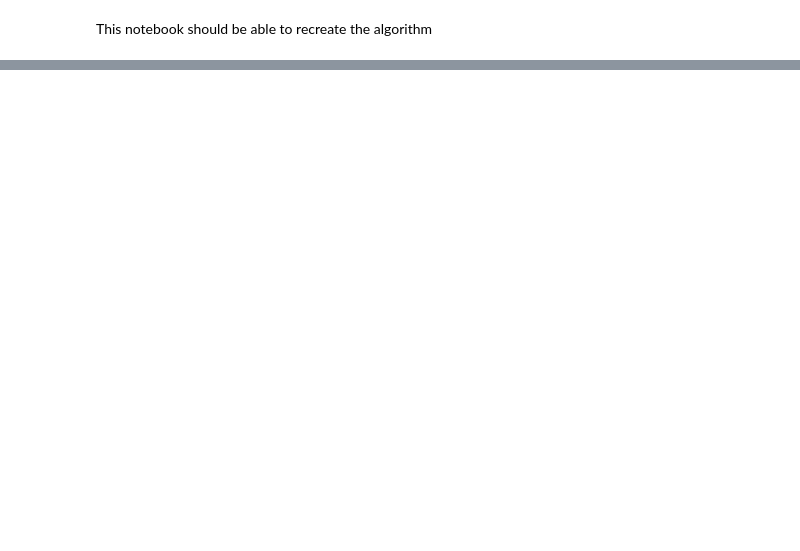
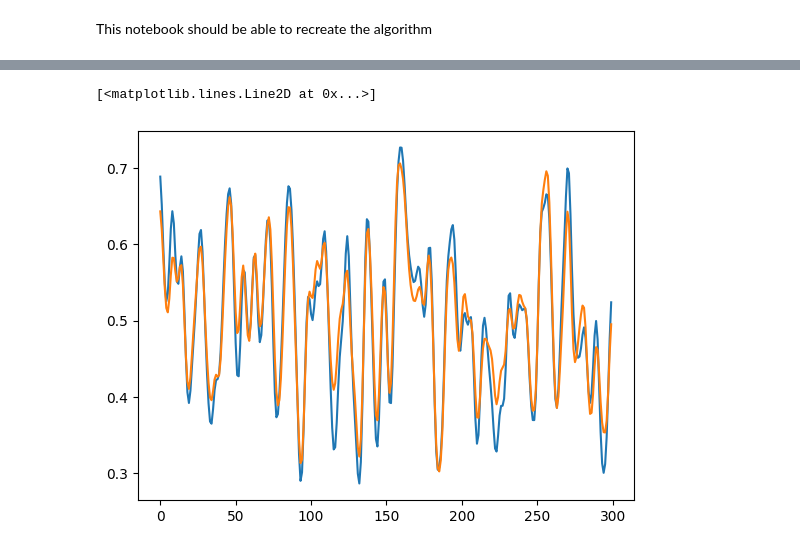
Before and after one commit to mtyler1059/Nearly-Blind-Hyperspectral-Unmixing, a Jupyter notebook: graph_active_learning.ipynb, the cells around one changed output, grey strips where cells are left out. Drawn from its saved outputs; the diff is of its cells as text; code cells hidden in the pictures; blank space fills up the shorter version.

```diff
--- a/graph_active_learning.ipynb
+++ b/graph_active_learning.ipynb
@@ -432,20 +432,20 @@ def generate_one_hot_labels(A_exact):
 
     return A_oh
 # %%
-def run_unmixing_pipeline_example():
+def run_unmixing_pipeline_example(X, A_gt, S_gt):
     # ==========================================
     # Phase 0: Load Data (Mocking Jasper Ridge)
     # ==========================================
-    print("Loading data...")
-    N = 10000  # Number of pixels (e.g., 100x100 image)
-    p = 198    # Number of spectral bands [cite: 286]
-    q = 4      # Number of latent end-members (Tree, Water, Dirt, Road) [cite: 287, 288]
+    #print("Loading data...")
+    #N = 10000  # Number of pixels (e.g., 100x100 image)
+    #p = 198    # Number of spectral bands [cite: 286]
+    #q = 4      # Number of latent end-members (Tree, Water, Dirt, Road) [cite: 287, 288]
 
     # Mock full hyperspectral image X: shape (p, N)
-    X = np.random.rand(p, N, seed=42)
+    #X = np.random.rand(p, N, seed=42)
 
     # Mock ground-truth abundance map (only used to simulate human labeling)
-    A_gt = np.random.dirichlet(np.ones(q), size=N, seed=42).T
+    #A_gt = np.random.dirichlet(np.ones(q), size=N, seed=42).T
 
     # ==========================================
     # Phase 1: Active Learning (Algorithm 1)
@@ -502,0 +550,6 @@ def run_unmixing_pipeline_example():
+# %%
+plt.plot(range(len(S[:,0])),S[:,0])
+plt.plot(range(len(S_f[:,0])),S_f[:,0])
+# %% [output]
+[<matplotlib.lines.Line2D at 0x...>]
+[figure, added]
```
Also changed, not shown: parts of 5 cells of this notebook, 3 other files.
